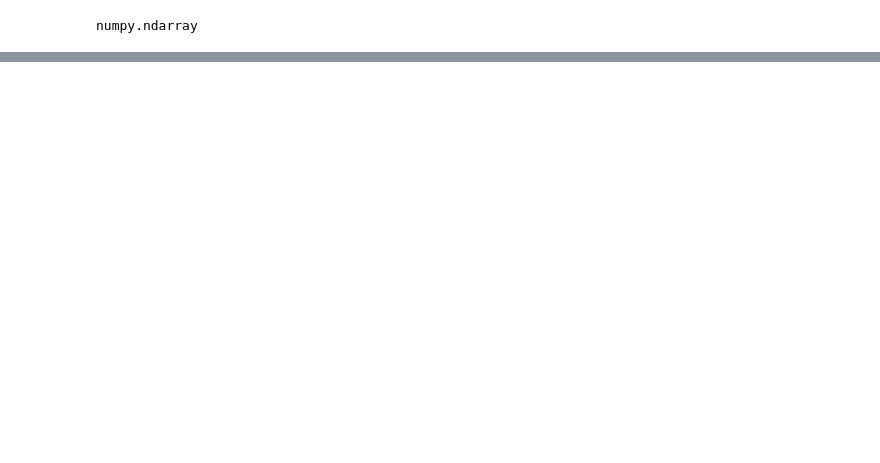
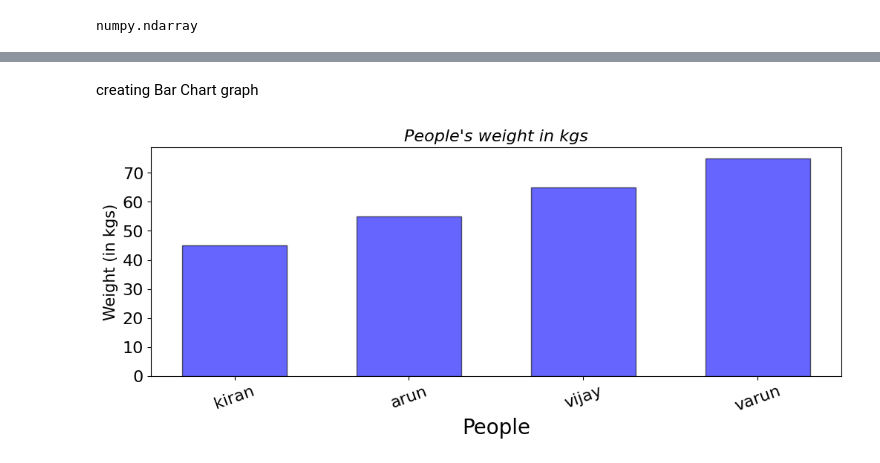
Before and after one commit to sindhuparusha225/AIML-2303A52207, a Jupyter notebook: Lab01_AIML.ipynb, the cells around one changed output, grey strips where cells are left out. Drawn from its saved outputs; the diff is of its cells as text; code cells hidden in the pictures; blank space fills up the shorter version.

```diff
--- a/Lab01_AIML.ipynb
+++ b/Lab01_AIML.ipynb
@@ -76,0 +96,5 @@ Exponential=  [ 54.59815003 148.4131591  403.42879349]
+# %%
+people=['kiran','arun','vijay','varun']
+age=[25,30,35,40,45]
+height=[145,151,165,173]
+weight=[45,55,65,75]
@@ -76,0 +113,18 @@ Exponential=  [ 54.59815003 148.4131591  403.42879349]
+# %% [markdown]
+creating Bar Chart graph
+# %%
+plt.figure(figsize=(12,4))
+plt.title("People's weight in kgs",fontsize=16,
+          fontstyle='italic')
+
+# Main plot function 'bar'
+plt.bar(x=people,height=weight, width=0.6,
+        color='blue',edgecolor='k',alpha=0.6)
+
+plt.xlabel("People",fontsize=20)
+plt.xticks(fontsize=16,rotation=20)
+plt.yticks(fontsize=16)
+plt.ylabel("Weight (in kgs)",fontsize=15)
+plt.show()
+# %% [output]
+[figure, added]
```
Also changed, not shown: parts of 31 cells of this notebook.
